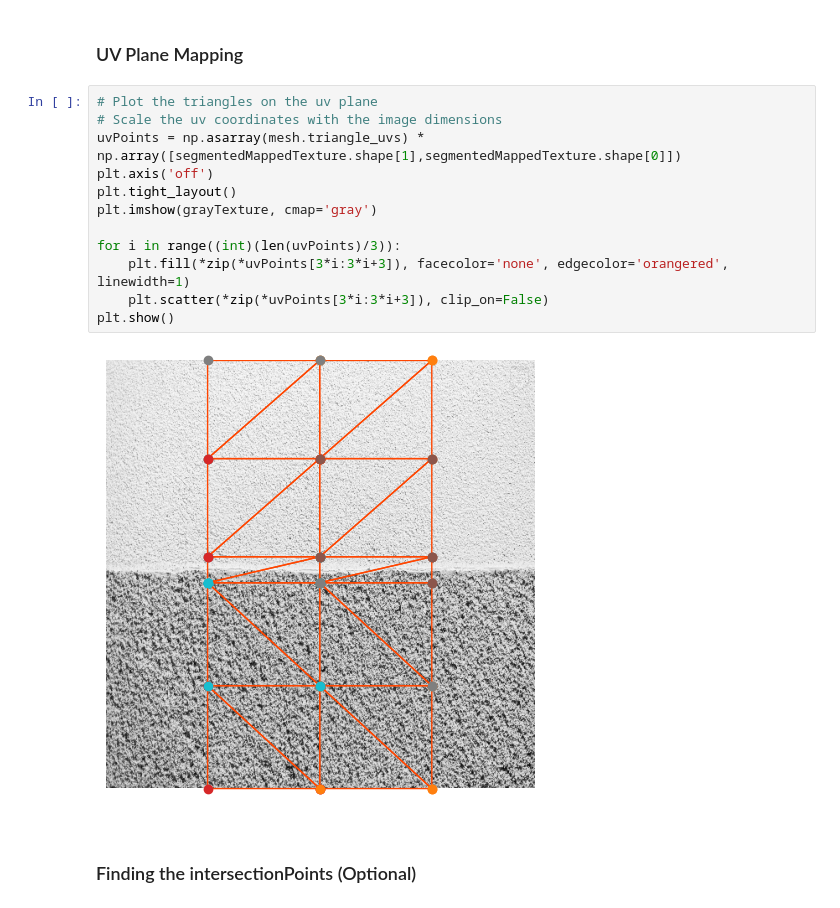
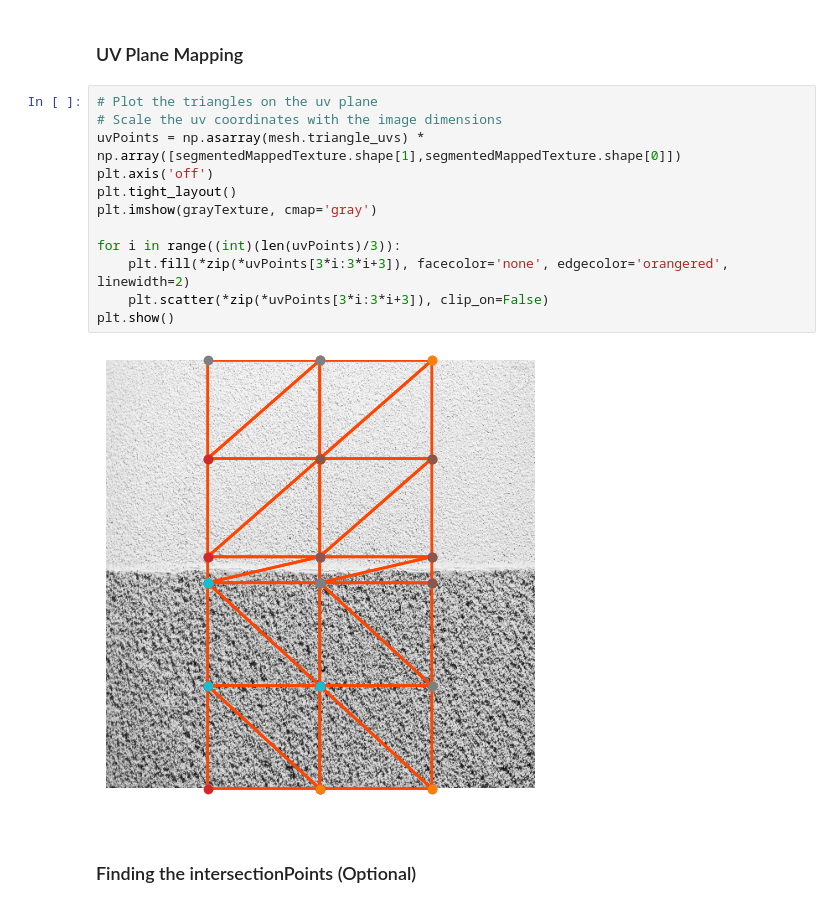
Before and after one commit to JelleKUL/segmentationtools, a Jupyter notebook: docs/source/examples/workflow.ipynb, the cells around one changed output. Drawn from its saved outputs; the diff is of its cells as text.

```diff
--- a/docs/source/examples/workflow.ipynb
+++ b/docs/source/examples/workflow.ipynb
@@ -125,17 +131,17 @@ st.show_img(dstp2)
 # %%
 # Plot the triangles on the uv plane
 # Scale the uv coordinates with the image dimensions
 uvPoints = np.asarray(mesh.triangle_uvs) * np.array([segmentedMappedTexture.shape[1],segmentedMappedTexture.shape[0]])
 plt.axis('off')
 plt.tight_layout()
 plt.imshow(grayTexture, cmap='gray')
 
 for i in range((int)(len(uvPoints)/3)):
-    plt.fill(*zip(*uvPoints[3*i:3*i+3]), facecolor='none', edgecolor='orangered', linewidth=1)
+    plt.fill(*zip(*uvPoints[3*i:3*i+3]), facecolor='none', edgecolor='orangered', linewidth=2)
     plt.scatter(*zip(*uvPoints[3*i:3*i+3]), clip_on=False)
 plt.show()
 # %% [output]
-[figure, old version]
+[figure, new version]
 # %% [markdown]
 ### Finding the intersectionPoints (Optional)
 # %%
```
Also changed, not shown: parts of 4 cells of this notebook.
